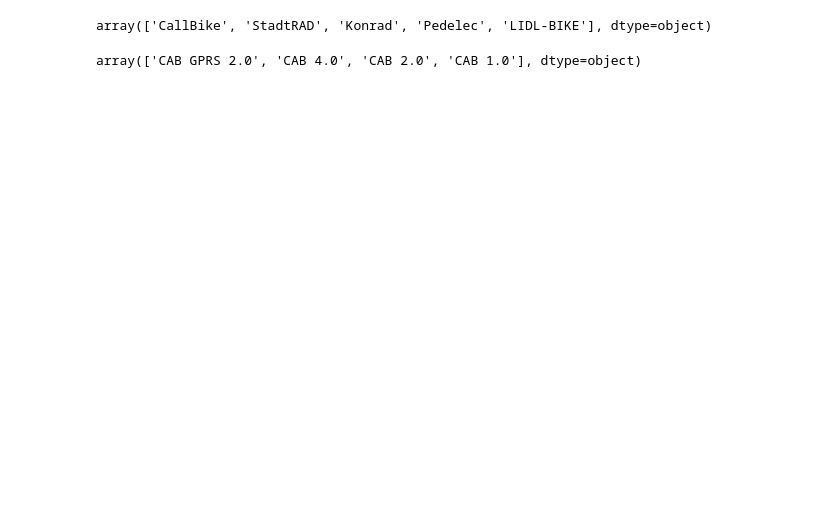
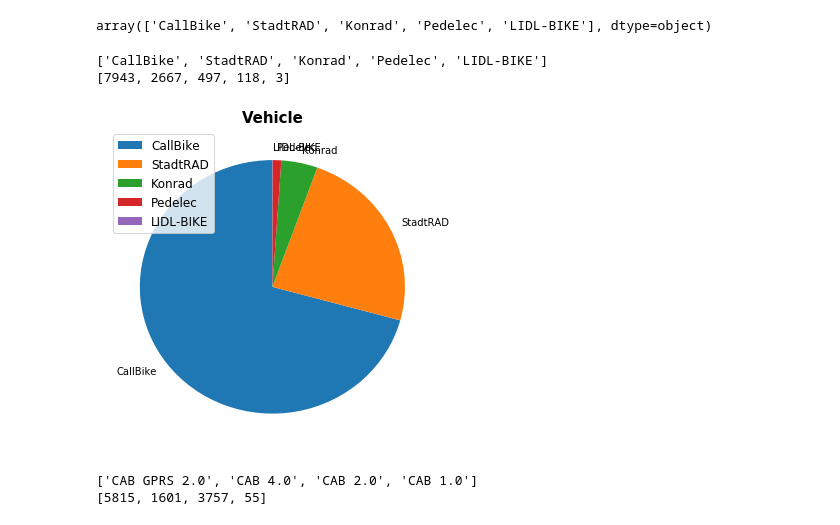
Before and after one commit to chinmaydas96/Bike_sharing, a Jupyter notebook: Vehicle.ipynb, the cells around one changed output. Saved outputs shown, nothing was run; the diff lists cells and outputs as text; code cells hidden in the pictures; blank space fills up the shorter version.

```diff
--- a/Vehicle.ipynb
+++ b/Vehicle.ipynb
@@ -60,8 +80,41 @@ array(['DB-Look', 'StadtRAD-Look', 'Konrad-Look', 'Pedelec', 'Lidl-Look'], dtype
 # %%
-((df['VEHICLE_TYPE_NAME'].unique()))
+vehicle = df['VEHICLE_TYPE_NAME'].unique()
+vehicle
 # %% [output]
 array(['CallBike', 'StadtRAD', 'Konrad', 'Pedelec', 'LIDL-BIKE'], dtype=object)
+# %%
+vehicle_dict={}
+vehicle_name, vehicle_count = [],[]
+for v in vehicle:
+    vehicle_dict[v] = len(df[df['VEHICLE_TYPE_NAME'] == v])
+    vehicle_name.append(v)
+    vehicle_count.append(vehicle_dict[v])
+print(vehicle_name)
+print(vehicle_count)
+# %% [output]
+['CallBike', 'StadtRAD', 'Konrad', 'Pedelec', 'LIDL-BIKE']
+[7943, 2667, 497, 118, 3]
+# %%
+colors = ["#0AB9FB", "#5CD1FE","#8BDAF9", "#ACE6FD","#0098D4"]
+plt.figure(figsize=(5,5))
+plt.title('Vehicle', fontsize=15, fontweight='bold')
+plt.pie(vehicle_count, labels=vehicle_name, startangle = 90)
+plt.legend(vehicle_name, fontsize = 'large', loc = "best")
+plt.tight_layout()
+plt.show()
+# %% [output]
+[figure, added]
 # %%
-((df['ACCESS_CONTROL_COMPONENT_TYPE'].unique()))
+access = df['ACCESS_CONTROL_COMPONENT_TYPE'].unique()
-# %% [output]
-array(['CAB GPRS 2.0', 'CAB 4.0', 'CAB 2.0', 'CAB 1.0'], dtype=object)
+# %%
+access_dict={}
+access_name, access_count = [],[]
+for a in access:
+    access_dict[a] = len(df[df['ACCESS_CONTROL_COMPONENT_TYPE'] == a])
+    access_name.append(a)
+    access_count.append(access_dict[a])
+print(access_name)
+print(access_count)
+# %% [output]
+['CAB GPRS 2.0', 'CAB 4.0', 'CAB 2.0', 'CAB 1.0']
+[5815, 1601, 3757, 55]
```
Also changed, not shown: parts of 7 cells of this notebook.
